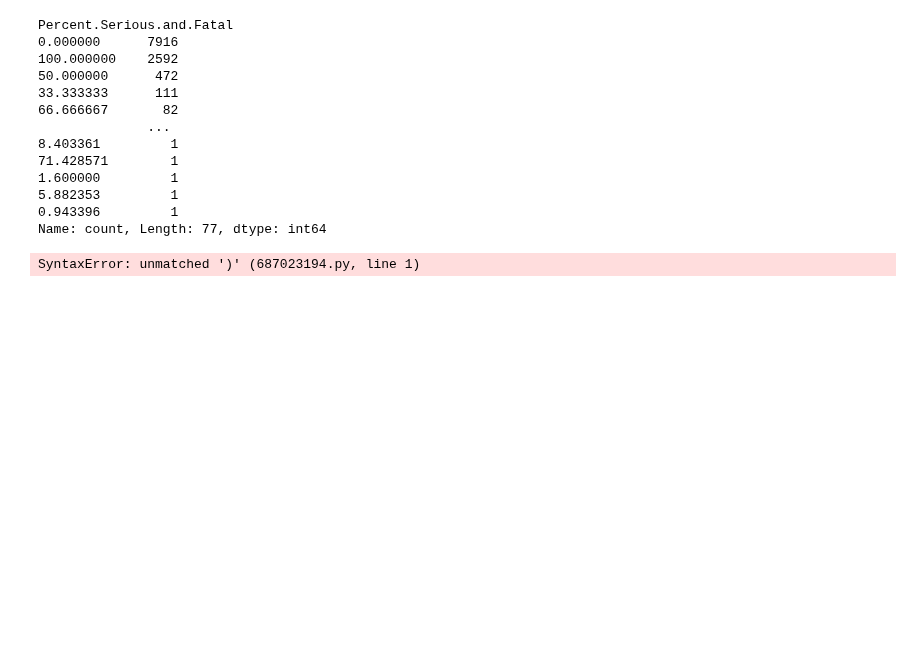
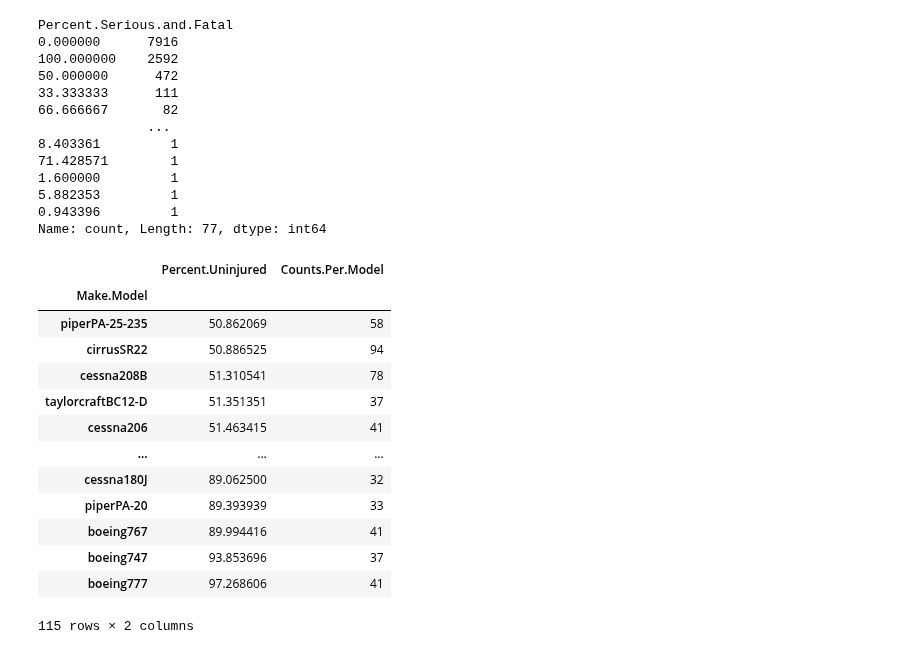
Before and after one commit to learn-co-curriculum/dsc-phase-1-project-v3, a Jupyter notebook: Data_Exploration_Cleaning.ipynb, the cells around one changed output. Saved outputs shown, nothing was run; the diff lists cells and outputs as text; code cells hidden in the pictures; blank space fills up the shorter version.

```diff
--- a/Data_Exploration_Cleaning.ipynb
+++ b/Data_Exploration_Cleaning.ipynb
@@ -534,5 +534,19 @@ Name: count, Length: 77, dtype: int64
 # %%
 df_trimmed.to_csv('cleaned_data.csv')
 # %%
+make_model_mean_percentuninj_filtered.sort_values(by = 'Percent.Uninjured')
 # %% [output]
+|  | Percent.Uninjured | Counts.Per.Model |
+| Make.Model |  |  |
+| piperPA-25-235 | 50.862069 | 58 |
+| cirrusSR22 | 50.886525 | 94 |
+| cessna208B | 51.310541 | 78 |
+| taylorcraftBC12-D | 51.351351 | 37 |
+| cessna206 | 51.463415 | 41 |
+| ... | ... | ... |
+| cessna180J | 89.062500 | 32 |
+| piperPA-20 | 89.393939 | 33 |
+| boeing767 | 89.994416 | 41 |
+| boeing747 | 93.853696 | 37 |
+| boeing777 | 97.268606 | 41 |
-SyntaxError: unmatched ')' (687023194.py, line 1)
+115 rows × 2 columns
```
Also changed, not shown: 2 other files.
